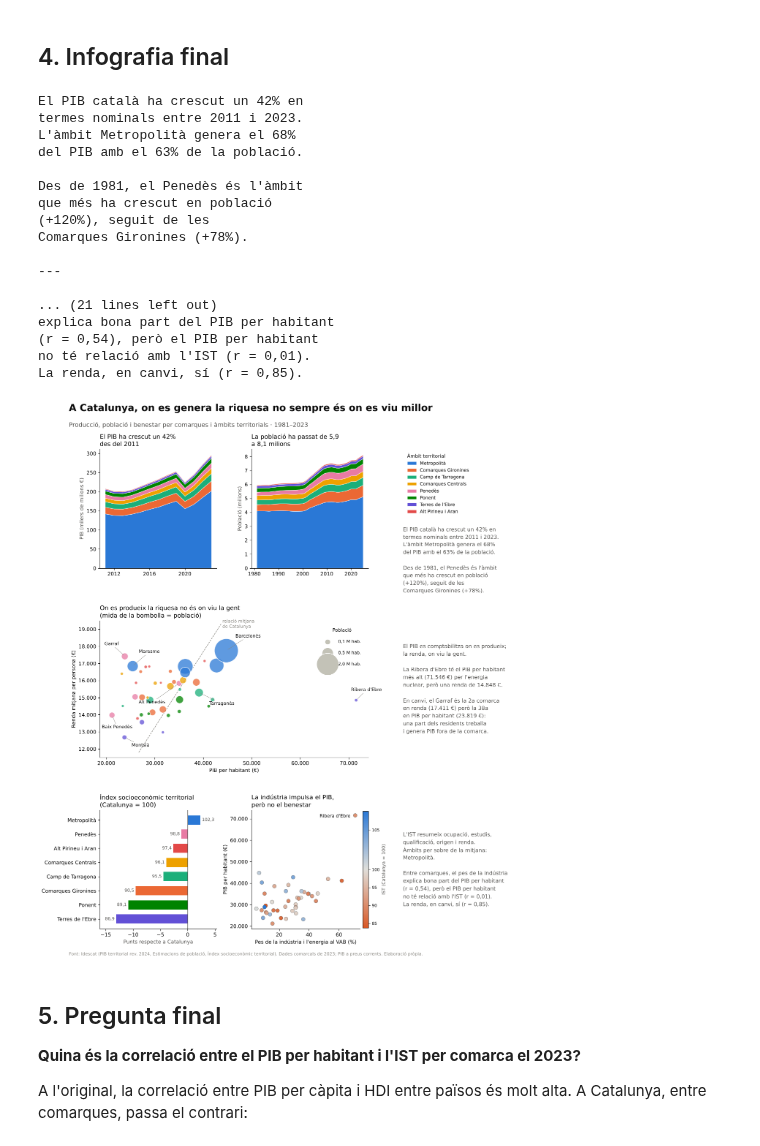
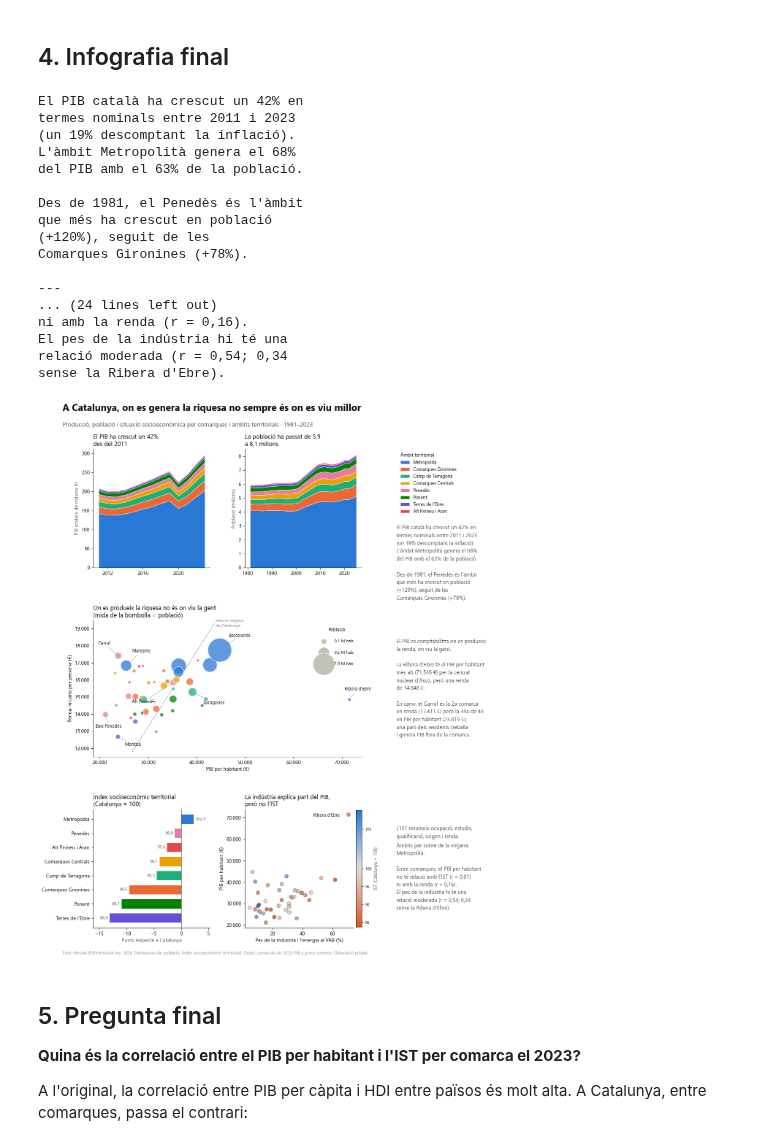
Before and after one commit to uriferret/idescat-economic-report, a Jupyter notebook: python/informe_economic.ipynb, the cells around one changed output. Saved outputs shown, nothing was run; the diff lists cells and outputs as text; code cells hidden in the pictures.

```diff
--- a/python/informe_economic.ipynb
+++ b/python/informe_economic.ipynb
@@ -59,6 +59,8 @@ pob_com = load("poblacio_com")
 ist_com = load("ist_com")
 ind_com = load("ist_indicadors_com")
 ambits = pd.read_csv(ROOT / "config" / "ambits_comarques.csv")
+# PIB de Catalunya en volum (creixement real); opcional si encara no s'ha descarregat
+pib_vol = load("pib_volum_cat") if (DATA / "pib_volum_cat.csv").exists() else None
 
 pib_com.head()
 # %% [output]
@@ -263,6 +265,12 @@ plt.show()
 # %%
 # Xifres per als textos (es recalculen si s'actualitzen les dades)
 creix_pib = (gdp_pivot.iloc[-1].sum() / gdp_pivot.iloc[0].sum() - 1) * 100
+if pib_vol is not None:
+    v = pib_vol.query("CONCEPT == 'GDP' and INDICATOR == 'VALUE'").set_index("period_code")["value"]
+    creix_real = (v[str(gdp_pivot.index[-1])] / v[str(gdp_pivot.index[0])] - 1) * 100
+    text_real = f"\n(un {fmt(creix_real)}% descomptant la inflació)."
+else:
+    text_real = "."
 pes_metro_pib = gdp_pivot.iloc[-1]["Metropolità"] / gdp_pivot.iloc[-1].sum() * 100
 pes_metro_pob = pop_pivot.loc[int(ANY), "Metropolità"] / pop_pivot.loc[int(ANY)].sum() * 100
 creix_pob = (pop_pivot.iloc[-1] / pop_pivot.iloc[0] - 1) * 100
@@ -273,12 +281,15 @@ top_pib = comarques["pib_hab"].idxmax()
 comarques["renda_vs_pib"] = comarques["renda"] / comarques["pib_hab"]
 resid = comarques["renda_vs_pib"].idxmax()
 rank_renda = int(comarques["renda"].rank(ascending=False)[resid])
-rank_pib = int(comarques["pib_hab"].rank(ascending=False)[resid])
+# Posició en PIB per habitant entre totes les comarques amb dada (inclou el Lluçanès, que no té renda)
+pib_hab_tots = serie(pib_com, "GDP_E_INH", "pib_hab")
+rank_pib, n_pib = int(pib_hab_tots.rank(ascending=False)[resid]), int(pib_hab_tots.count())
 sobre_mitjana = ist_ambit[ist_ambit > 100].index.tolist()
 r = comarques[["pib_hab", "renda", "ist", "ind_pct"]].corr()
+r_sense_top = comarques.drop(top_pib)[["pib_hab", "ist", "ind_pct"]].corr()  # sense el valor extrem
 
 text_1 = f"""El PIB català ha crescut un {fmt(creix_pib)}% en
-termes nominals entre {gdp_pivot.index[0]} i {gdp_pivot.index[-1]}.
+termes nominals entre {gdp_pivot.index[0]} i {gdp_pivot.index[-1]}{text_real}
 L'àmbit Metropolità genera el {fmt(pes_metro_pib)}%
 del PIB amb el {fmt(pes_metro_pob)}% de la població.
 
@@ -291,11 +302,12 @@ text_2 = f"""El PIB es comptabilitza on es produeix;
 la renda, on viu la gent.
 
 La Ribera d'Ebre té el PIB per habitant
-més alt ({fmt(comarques.loc[top_pib, 'pib_hab'])} €) per l'energia
-nuclear, però una renda de {fmt(comarques.loc[top_pib, 'renda'])} €.
+més alt ({fmt(comarques.loc[top_pib, 'pib_hab'])} €) per la central
+nuclear d'Ascó, però una renda
+de {fmt(comarques.loc[top_pib, 'renda'])} €.
 
 En canvi, el {resid} és la {rank_renda}a comarca
-en renda ({fmt(comarques.loc[resid, 'renda'])} €) però la {rank_pib}a
+en renda ({fmt(comarques.loc[resid, 'renda'])} €) però la {rank_pib}a de {n_pib}
 en PIB per habitant ({fmt(comarques.loc[resid, 'pib_hab'])} €):
 una part dels residents treballa
 i genera PIB fora de la comarca."""
@@ -305,16 +317,18 @@ qualificació, origen i renda.
 Àmbits per sobre de la mitjana:
 {', '.join(sobre_mitjana) or 'cap'}.
 
-Entre comarques, el pes de la indústria
-explica bona part del PIB per habitant
-(r = {fmt(r.loc['ind_pct', 'pib_hab'], 2)}), però el PIB per habitant
-no té relació amb l'IST (r = {fmt(r.loc['pib_hab', 'ist'], 2)}).
-La renda, en canvi, sí (r = {fmt(r.loc['renda', 'ist'], 2)})."""
+Entre comarques, el PIB per habitant
+no té relació amb l'IST (r = {fmt(r.loc['pib_hab', 'ist'], 2)})
+ni amb la renda (r = {fmt(r.loc['pib_hab', 'renda'], 2)}).
+El pes de la indústria hi té una
+relació moderada (r = {fmt(r.loc['ind_pct', 'pib_hab'], 2)}; {fmt(r_sense_top.loc['ind_pct', 'pib_hab'], 2)}
+sense la {top_pib})."""
 
 print(text_1, text_2, text_3, sep="\n\n---\n\n")
 # %% [output]
 El PIB català ha crescut un 42% en
-termes nominals entre 2011 i 2023.
+termes nominals entre 2011 i 2023
+(un 19% descomptant la inflació).
 L'àmbit Metropolità genera el 68%
 del PIB amb el 63% de la població.
 
@@ -324,12 +338,11 @@ que més ha crescut en població
 Comarques Gironines (+78%).
 
 ---
-
-... (21 lines left out)
-explica bona part del PIB per habitant
-(r = 0,54), però el PIB per habitant
-no té relació amb l'IST (r = 0,01).
-La renda, en canvi, sí (r = 0,85).
+... (24 lines left out)
+ni amb la renda (r = 0,16).
+El pes de la indústria hi té una
+relació moderada (r = 0,54; 0,34
+sense la Ribera d'Ebre).
 # %%
 INK, INK2, MUTED = "#0b0b0b", "#52514e", "#898781"
 
@@ -340,7 +353,7 @@ gs = GridSpec(nrows=3, ncols=3, figure=fig, width_ratios=[1, 1, 0.78],
 
 fig.text(0.07, 0.955, "A Catalunya, on es genera la riquesa no sempre és on es viu millor",
          fontsize=19, fontweight="bold", color=INK)
-fig.text(0.07, 0.928, f"Producció, població i benestar per comarques i àmbits territorials · {any_pob_ini}–{ANY}",
+fig.text(0.07, 0.928, f"Producció, població i situació socioeconòmica per comarques i àmbits territorials · {any_pob_ini}–{ANY}",
          fontsize=12, color=INK2)
 
 def text_box(ax, txt):
@@ -409,35 +422,35 @@ ax4.axvline(0, color=INK2, linewidth=1)
 for y, v in enumerate(dif.values):
     ax4.text(v + (0.3 if v >= 0 else -0.3), y, fmt(v + 100, 1), va="center",
              ha="left" if v >= 0 else "right", fontsize=8.5, color=INK2)
 ax4.set_title("Índex socioeconòmic territorial\n(Catalunya = 100)", fontsize=12, loc="left")
 ax4.set_xlabel("Punts respecte a Catalunya", color=INK2)
 ax4.set_xlim(dif.min() - 3, max(dif.max(), 0) + 3)
 
 ## Eix 5: indústria vs PIB per habitant ##
 ax5 = fig.add_subplot(gs[2, 1])
 sns.scatterplot(data=comarques, x="ind_pct", y="pib_hab", hue="ist", hue_norm=ist_norm,
                 palette=ist_cmap, edgecolor=INK2, linewidth=0.4, s=55, legend=False, ax=ax5)
-ax5.set_title("La indústria impulsa el PIB,\nperò no el benestar", fontsize=12, loc="left")
+ax5.set_title("La indústria explica part del PIB,\nperò no l'IST", fontsize=12, loc="left")
 ax5.set(xlabel="Pes de la indústria i l'energia al VAB (%)", ylabel="PIB per habitant (€)")
 ax5.yaxis.set_major_formatter(mticker.FuncFormatter(lambda v, _: fmt(v)))
 ax5.annotate(top_pib, (comarques.loc[top_pib, "ind_pct"], comarques.loc[top_pib, "pib_hab"]),
              xytext=(-70, -4), textcoords="offset points", fontsize=9, color=INK)
 cb = fig.colorbar(mpl.cm.ScalarMappable(norm=ist_norm, cmap=ist_cmap), ax=ax5, fraction=0.05, pad=0.02)
 cb.set_label("IST (Catalunya = 100)", fontsize=9, color=INK2)
 cb.ax.tick_params(labelsize=8)
 
 text_box(fig.add_subplot(gs[2, 2]), text_3)
 
 fig.text(0.07, 0.025,
          "Font: Idescat (PIB territorial rev. 2024, Estimacions de població, Índex socioeconòmic territorial). "
          f"Dades comarcals de {ANY}; PIB a preus corrents. Elaboració pròpia.",
          fontsize=8.5, color=MUTED)
 
 fig.savefig(OUT / "informe_economic_catalunya.png", dpi=150)
 fig.savefig(OUT / "informe_economic_catalunya.pdf")
 plt.show()
 # %% [output]
-[figure, old version]
+[figure, new version]
 # %% [markdown]
 ## 5. Pregunta final
 
```
Also changed, not shown: parts of 11 cells of this notebook, 25 other files.
